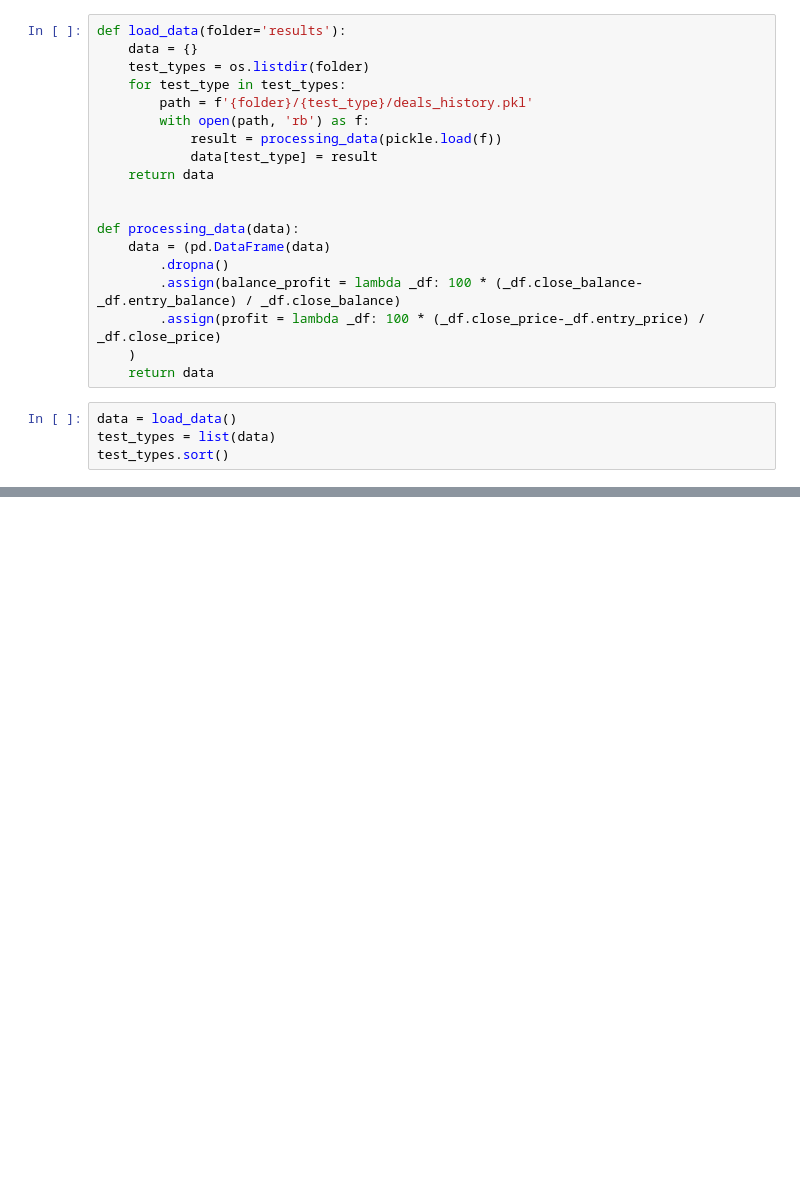
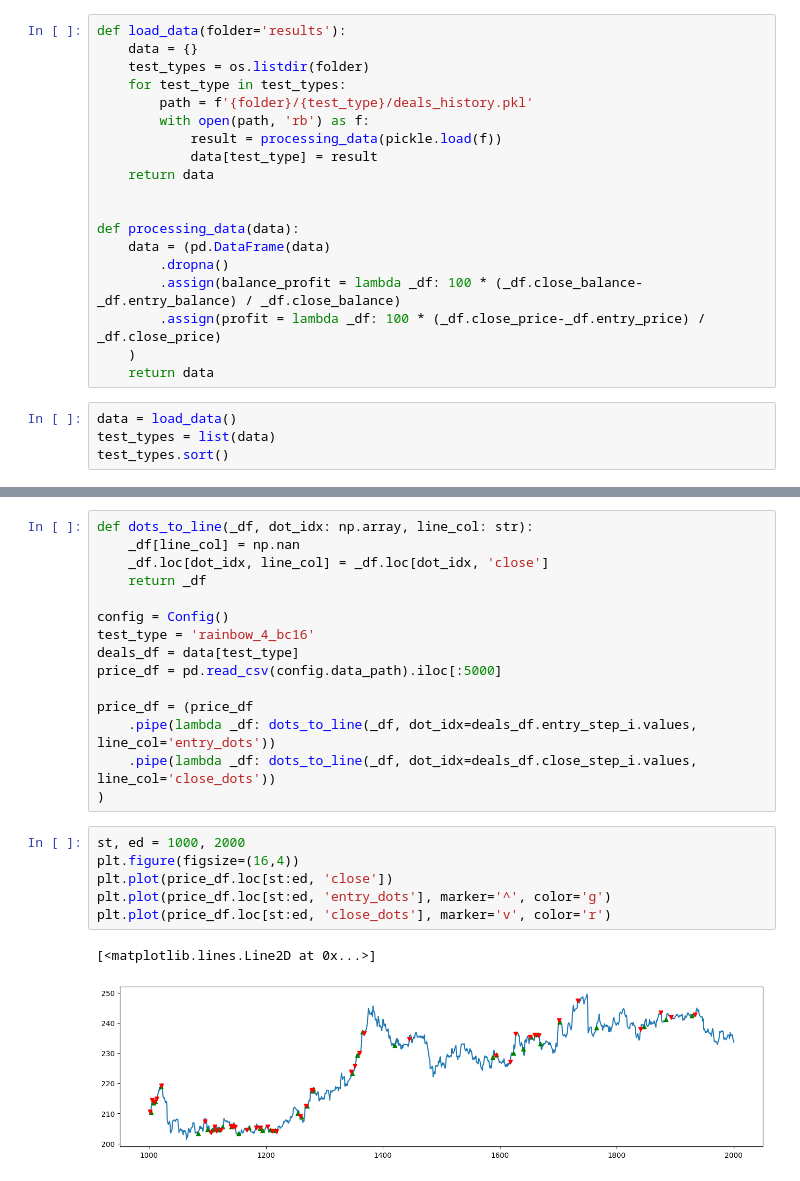
Before and after one commit to NLZer0/DQN_trading_bot, a Jupyter notebook: result_analyze.ipynb, the cells around one changed output, grey strips where cells are left out. Saved outputs shown, nothing was run; the diff lists cells and outputs as text; blank space fills up the shorter version.

Commit message:
add raindow4_bc16 test

```diff
--- a/result_analyze.ipynb
+++ b/result_analyze.ipynb
@@ -155,0 +172,24 @@ for test_type in test_types:
+# %%
+def dots_to_line(_df, dot_idx: np.array, line_col: str):
+    _df[line_col] = np.nan
+    _df.loc[dot_idx, line_col] = _df.loc[dot_idx, 'close']
+    return _df
+
+config = Config()
+test_type = 'rainbow_4_bc16'
+deals_df = data[test_type]
+price_df = pd.read_csv(config.data_path).iloc[:5000]
+
+price_df = (price_df
+    .pipe(lambda _df: dots_to_line(_df, dot_idx=deals_df.entry_step_i.values, line_col='entry_dots'))
+    .pipe(lambda _df: dots_to_line(_df, dot_idx=deals_df.close_step_i.values, line_col='close_dots'))
+)
+# %%
+st, ed = 1000, 2000
+plt.figure(figsize=(16,4))
+plt.plot(price_df.loc[st:ed, 'close'])
+plt.plot(price_df.loc[st:ed, 'entry_dots'], marker='^', color='g')
+plt.plot(price_df.loc[st:ed, 'close_dots'], marker='v', color='r')
+# %% [output]
+[<matplotlib.lines.Line2D at 0x...>]
+[figure, added]
```
Also changed, not shown: parts of 10 cells of this notebook, 8 other files.
